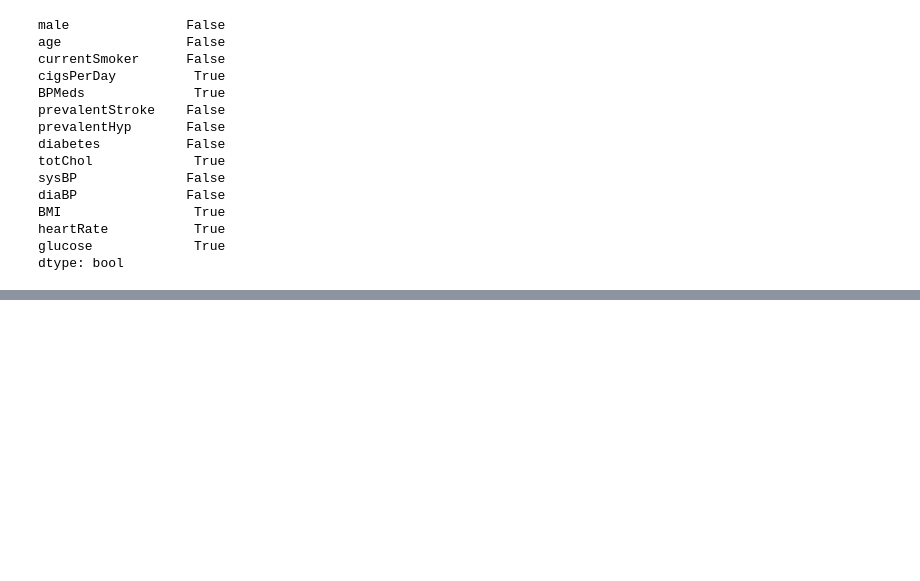
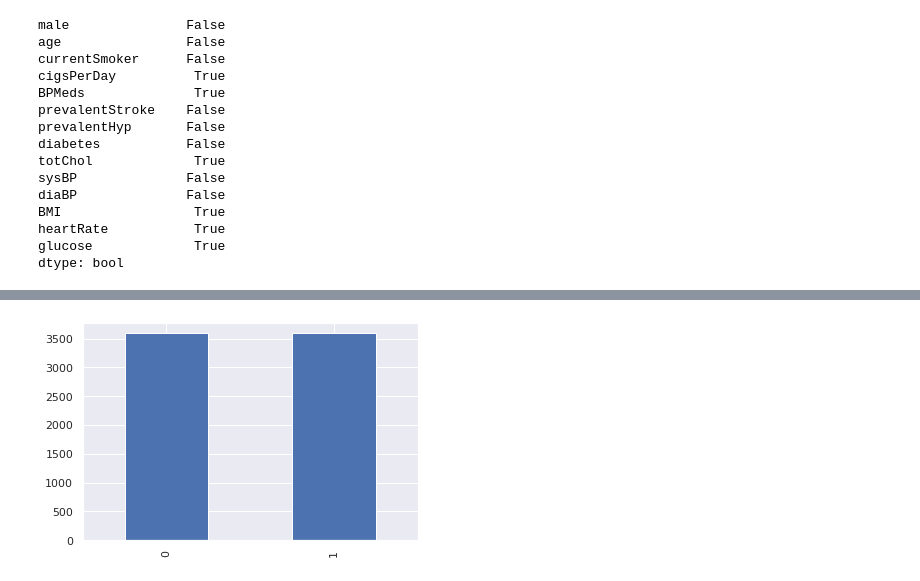
Before and after one commit to Manoj1247/HeartDiseaseClassification, a Jupyter notebook: HeartDiseaseClassification.ipynb, the cells around one changed output, grey strips where cells are left out. Saved outputs shown, nothing was run; the diff lists cells and outputs as text; code cells hidden in the pictures; blank space fills up the shorter version.

```diff
--- a/HeartDiseaseClassification.ipynb
+++ b/HeartDiseaseClassification.ipynb
@@ -86,0 +106,4 @@ dtype: bool
+# %%
+#Replace all the missing values with mean and store it in X_clean
+X_clean = X.apply(lambda x: x.fillna(x.mean()))
+X_clean.isnull().sum()
@@ -86,0 +137,12 @@ dtype: bool
+# %%
+#Balance the data
+from imblearn.over_sampling import SMOTE
+sm = SMOTE()
+X_bal, y_bal = sm.fit_resample(X_clean, y)
+balCHDPlot=y_bal.value_counts().plot(kind='bar')
+plt.show()
+
+from sklearn.model_selection import train_test_split
+X_train,X_test,y_train,y_test=train_test_split(X_bal,y_bal,test_size=0.2,random_state=0)
+# %% [output]
+[figure, added]
```
Also changed, not shown: parts of 9 cells of this notebook, 1 other file.
